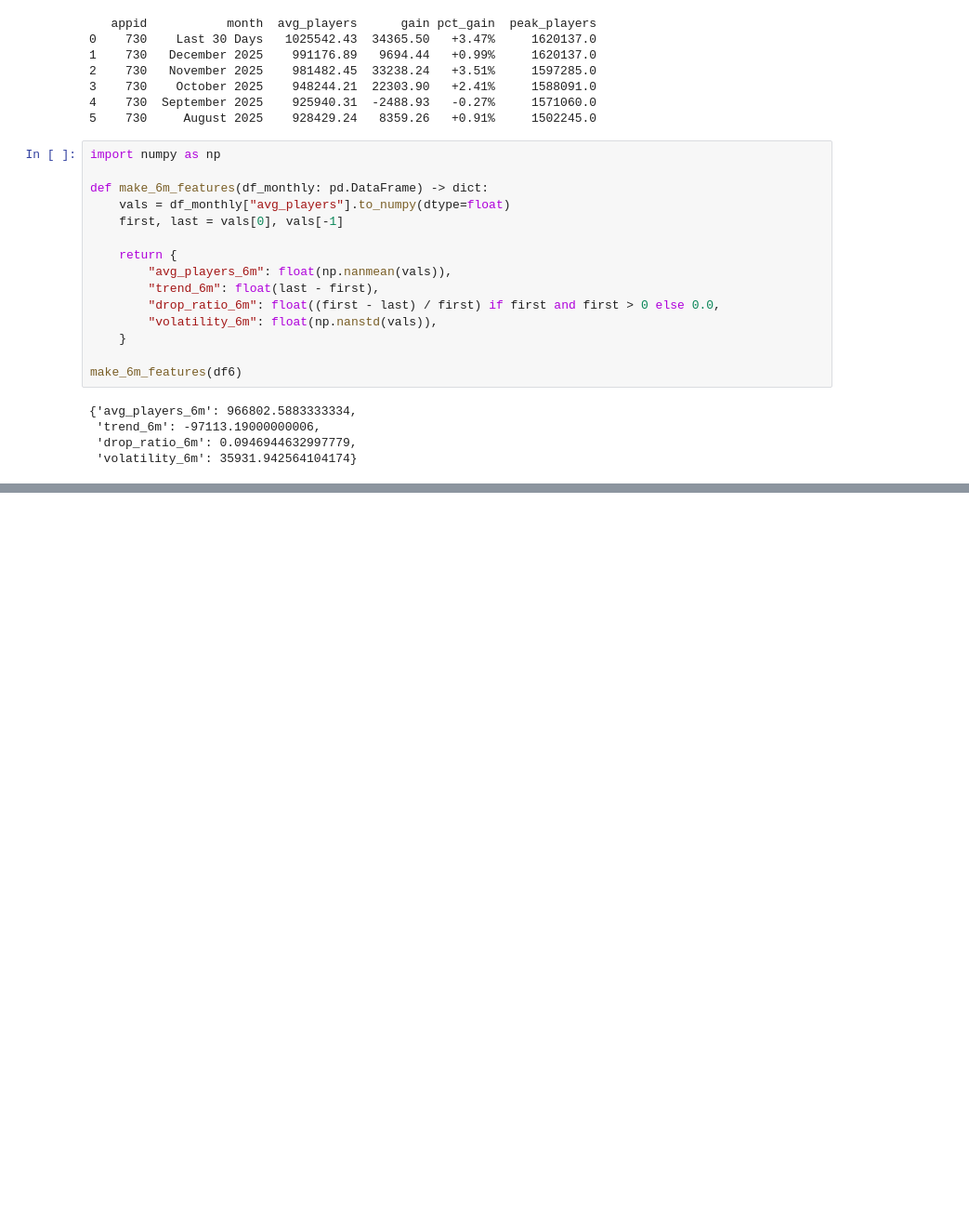
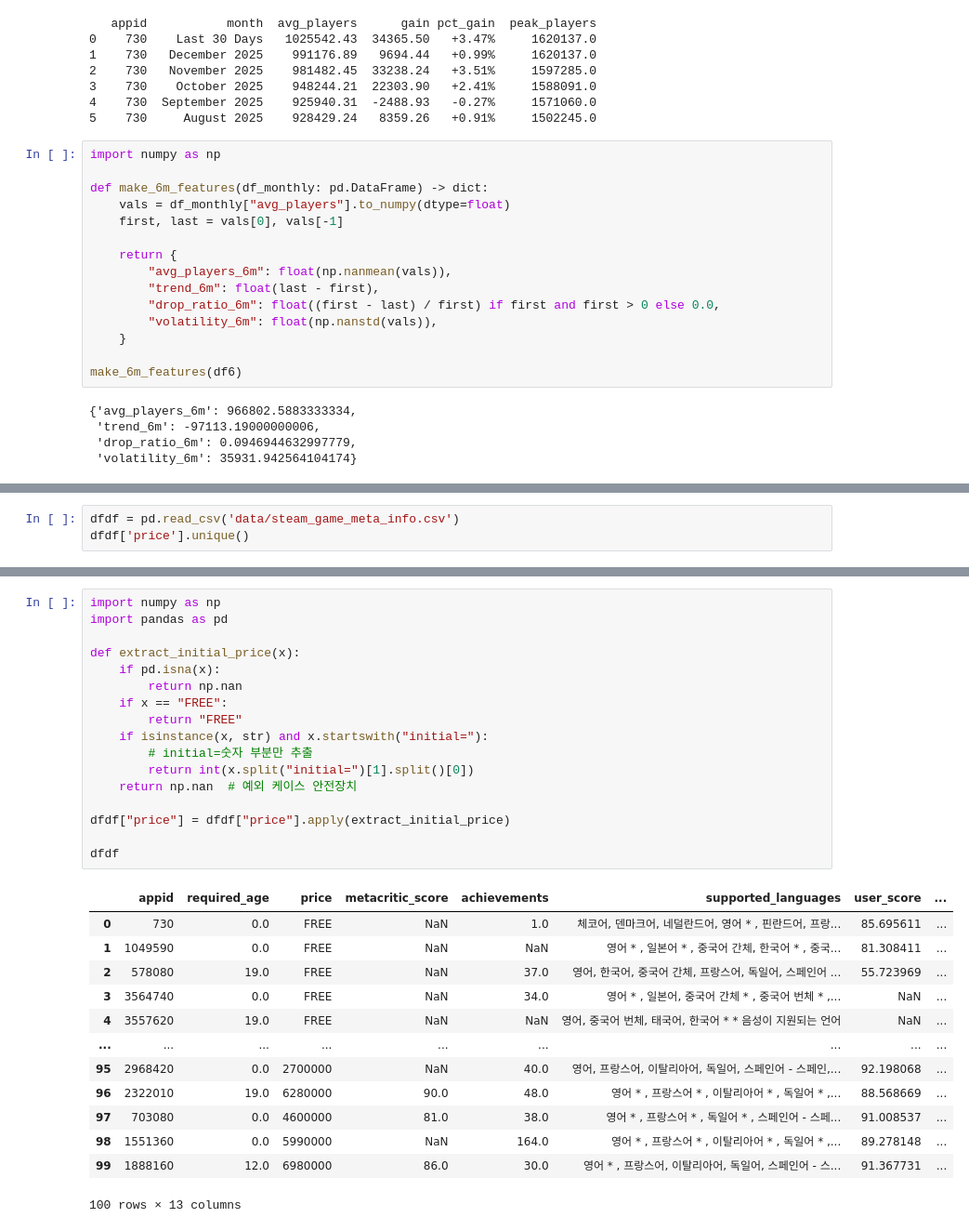
Before and after one commit to clachic00/deep_learning, a Jupyter notebook: review_api.ipynb, the cells around one changed output, grey strips where cells are left out. Shown at 93% size. Drawn from its saved outputs; the diff is of its cells as text; blank space fills up the shorter version.

```diff
--- a/review_api.ipynb
+++ b/review_api.ipynb
@@ -532,0 +639,3 @@ saved -> steam_app_metrics.csv rows: 100 ok: 97
+# %%
+dfdf = pd.read_csv('data/steam_game_meta_info.csv')
+dfdf['price'].unique()
@@ -532,0 +660,31 @@ saved -> steam_app_metrics.csv rows: 100 ok: 97
+# %%
+import numpy as np
+import pandas as pd
+
+def extract_initial_price(x):
+    if pd.isna(x):
+        return np.nan
+    if x == "FREE":
+        return "FREE"
+    if isinstance(x, str) and x.startswith("initial="):
+        # initial=숫자 부분만 추출
+        return int(x.split("initial=")[1].split()[0])
+    return np.nan  # 예외 케이스 안전장치
+
+dfdf["price"] = dfdf["price"].apply(extract_initial_price)
+
+dfdf
+# %% [output]
+|  | appid | required_age | price | metacritic_score | achievements | supported_languages | user_score | ... |
+| 0 | 730 | 0.0 | FREE | NaN | 1.0 | 체코어, 덴마크어, 네덜란드어, 영어 * , 핀란드어, 프랑... | 85.695611 | ... |
+| 1 | 1049590 | 0.0 | FREE | NaN | NaN | 영어 * , 일본어 * , 중국어 간체, 한국어 * , 중국... | 81.308411 | ... |
+| 2 | 578080 | 19.0 | FREE | NaN | 37.0 | 영어, 한국어, 중국어 간체, 프랑스어, 독일어, 스페인어 ... | 55.723969 | ... |
+| 3 | 3564740 | 0.0 | FREE | NaN | 34.0 | 영어 * , 일본어, 중국어 간체 * , 중국어 번체 * ,... | NaN | ... |
+| 4 | 3557620 | 19.0 | FREE | NaN | NaN | 영어, 중국어 번체, 태국어, 한국어 * * 음성이 지원되는 언어 | NaN | ... |
+| ... | ... | ... | ... | ... | ... | ... | ... | ... |
+| 95 | 2968420 | 0.0 | 2700000 | NaN | 40.0 | 영어, 프랑스어, 이탈리아어, 독일어, 스페인어 - 스페인,... | 92.198068 | ... |
+| 96 | 2322010 | 19.0 | 6280000 | 90.0 | 48.0 | 영어 * , 프랑스어 * , 이탈리아어 * , 독일어 * ,... | 88.568669 | ... |
+| 97 | 703080 | 0.0 | 4600000 | 81.0 | 38.0 | 영어 * , 프랑스어 * , 독일어 * , 스페인어 - 스페... | 91.008537 | ... |
+| 98 | 1551360 | 0.0 | 5990000 | NaN | 164.0 | 영어 * , 프랑스어 * , 이탈리아어 * , 독일어 * ,... | 89.278148 | ... |
+| 99 | 1888160 | 12.0 | 6980000 | 86.0 | 30.0 | 영어 * , 프랑스어, 이탈리아어, 독일어, 스페인어 - 스... | 91.367731 | ... |
+100 rows × 13 columns
```
Also changed, not shown: parts of 16 cells of this notebook, 2 other files.
